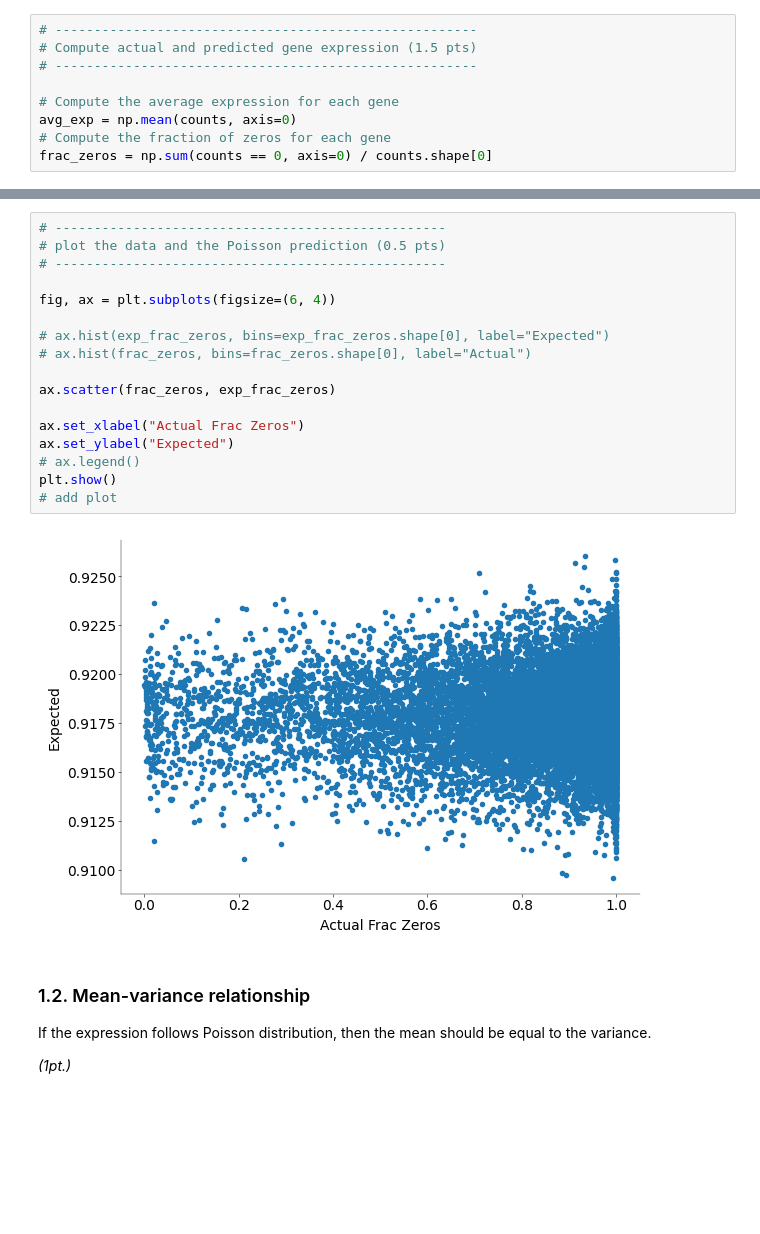
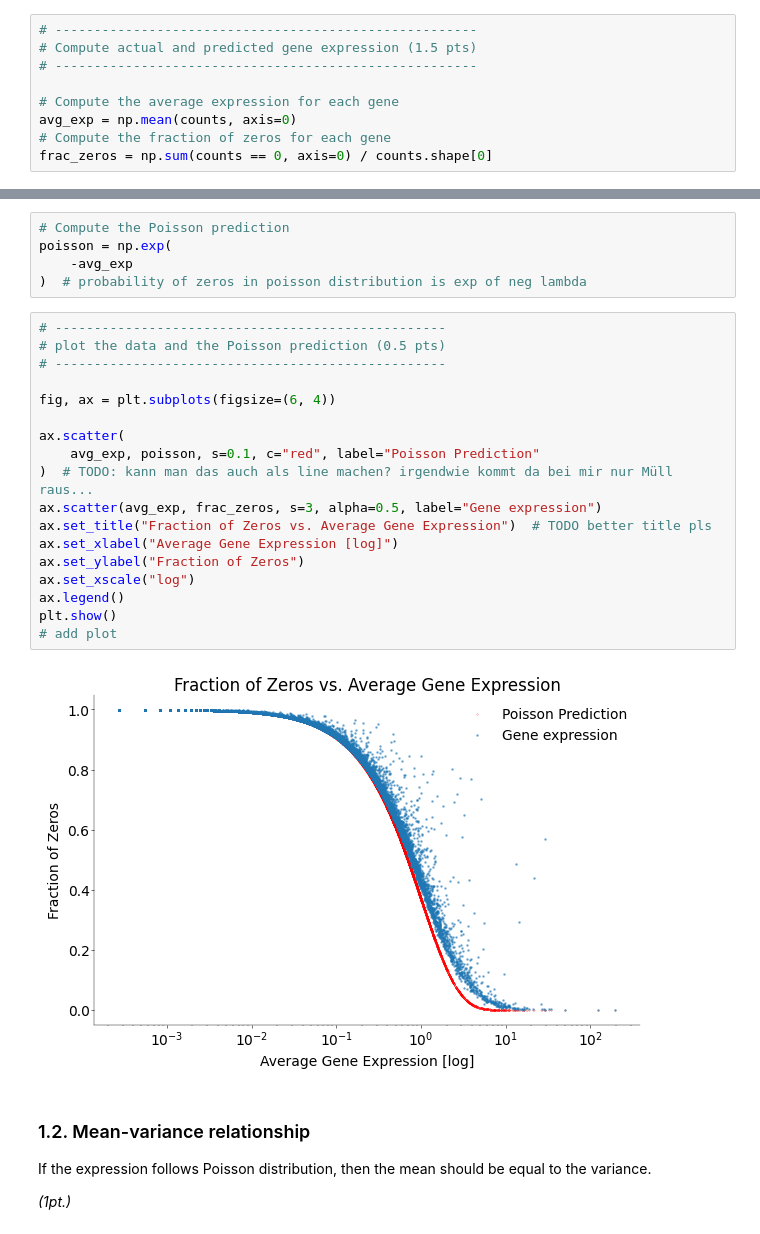
Before and after one commit to stedavkle/uni-tue-nds, a Jupyter notebook: CL7/notebooks/CodingLab7.ipynb, the cells around one changed output, grey strips where cells are left out. Drawn from its saved outputs; the diff is of its cells as text; blank space fills up the shorter version.

```diff
--- a/CL7/notebooks/CodingLab7.ipynb
+++ b/CL7/notebooks/CodingLab7.ipynb
@@ -193,22 +159,28 @@ plt.show()
+# %%
+# Compute the Poisson prediction
+poisson = np.exp(
+    -avg_exp
+)  # probability of zeros in poisson distribution is exp of neg lambda
 # %%
 # --------------------------------------------------
 # plot the data and the Poisson prediction (0.5 pts)
 # --------------------------------------------------
 
 fig, ax = plt.subplots(figsize=(6, 4))
 
-# ax.hist(exp_frac_zeros, bins=exp_frac_zeros.shape[0], label="Expected")
-# ax.hist(frac_zeros, bins=frac_zeros.shape[0], label="Actual")
-
-ax.scatter(frac_zeros, exp_frac_zeros)
-
-ax.set_xlabel("Actual Frac Zeros")
-ax.set_ylabel("Expected")
-# ax.legend()
+ax.scatter(
+    avg_exp, poisson, s=0.1, c="red", label="Poisson Prediction"
+)  # TODO: kann man das auch als line machen? irgendwie kommt da bei mir nur Müll raus...
+ax.scatter(avg_exp, frac_zeros, s=3, alpha=0.5, label="Gene expression")
+ax.set_title("Fraction of Zeros vs. Average Gene Expression")  # TODO better title pls
+ax.set_xlabel("Average Gene Expression [log]")
+ax.set_ylabel("Fraction of Zeros")
+ax.set_xscale("log")
+ax.legend()
 plt.show()
 # add plot
 # %% [output]
-[figure, old version]
+[figure, new version]
 # %% [markdown]
 ### 1.2. Mean-variance relationship
 
```
Also changed, not shown: parts of 12 cells of this notebook.
